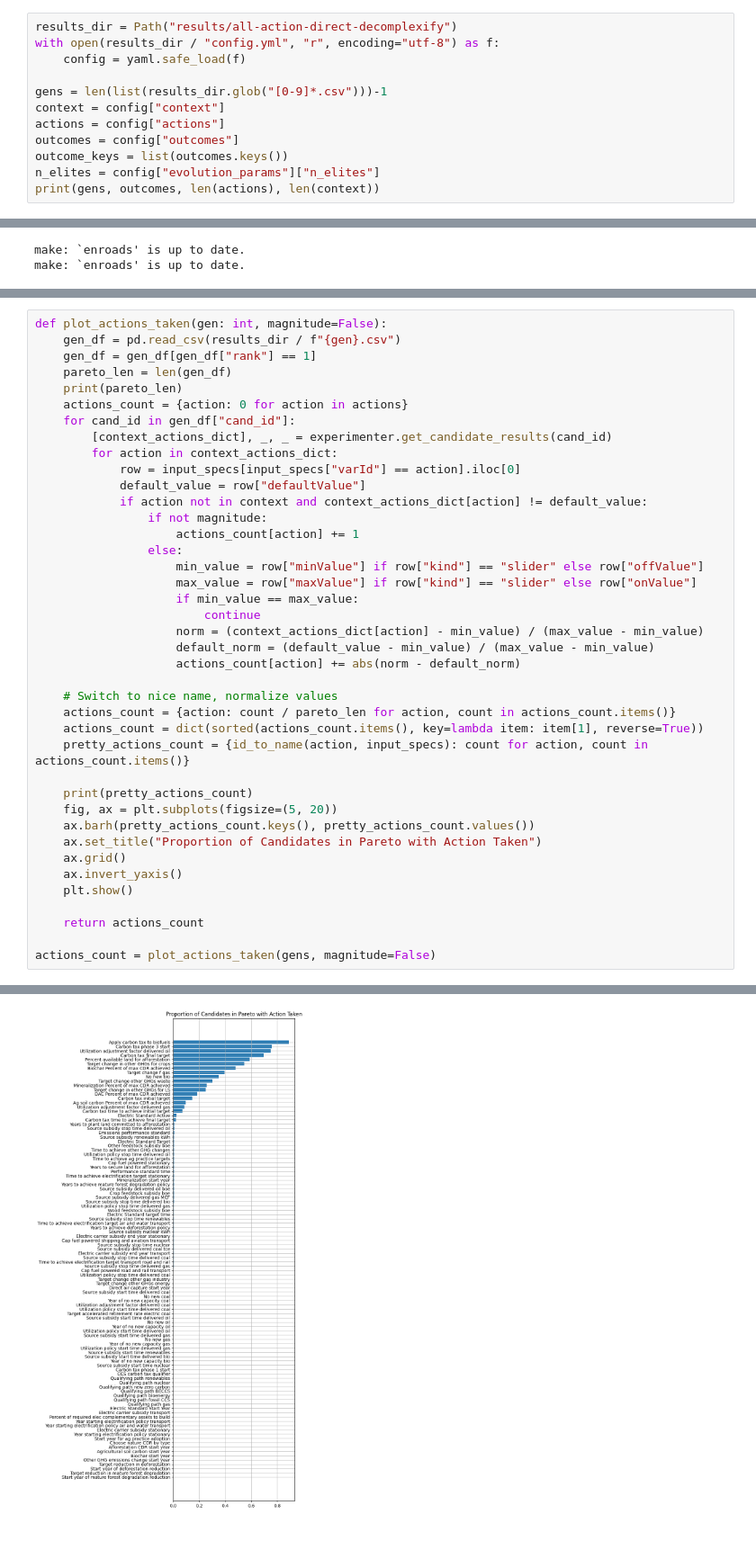
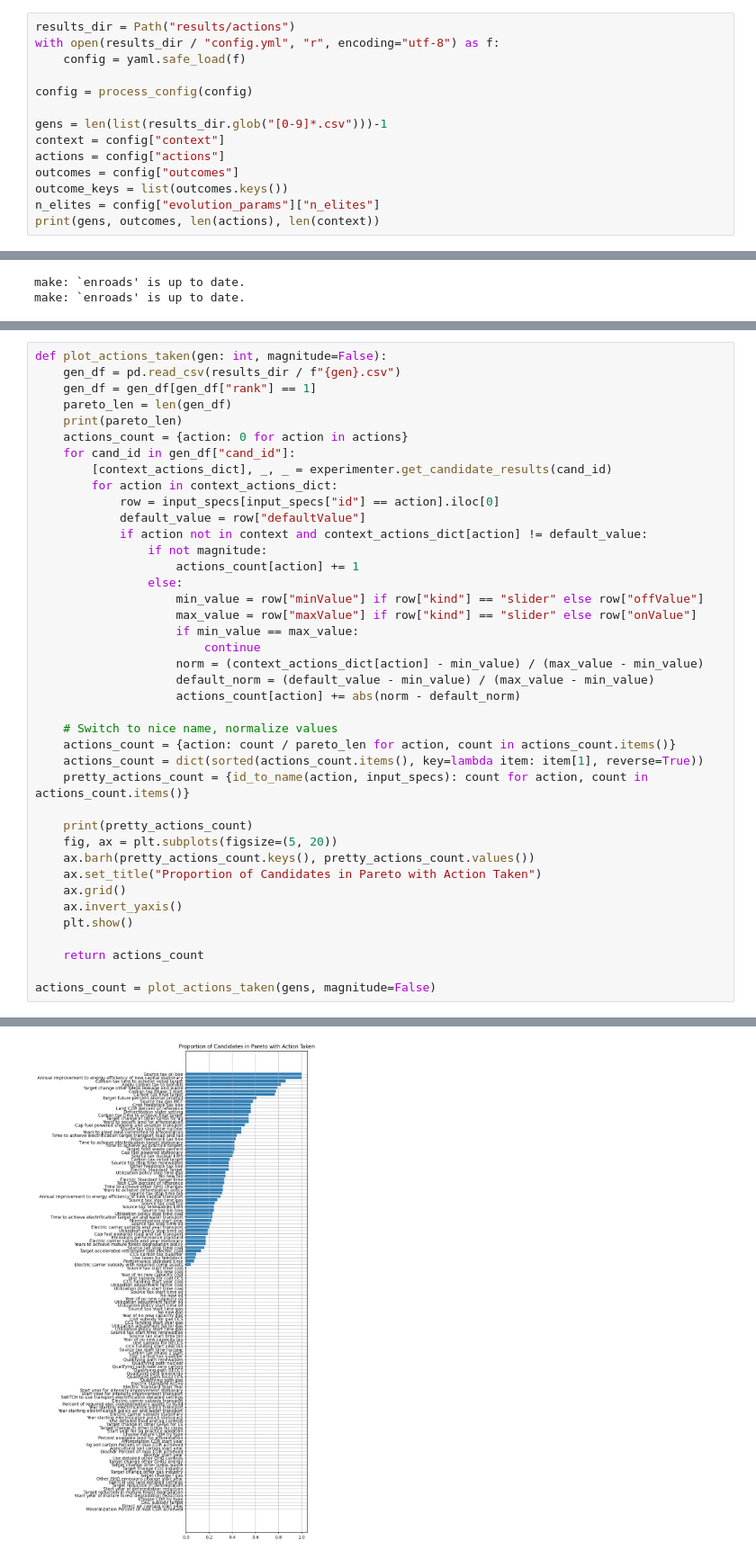
Before and after one commit to cognizant-ai-labs/en-roads-py, a Jupyter notebook: experiments/actions.ipynb, the cells around one changed output, grey strips where cells are left out. Shown at 90% size. Saved outputs shown, nothing was run; the diff lists cells and outputs as text.

```diff
--- a/experiments/actions.ipynb
+++ b/experiments/actions.ipynb
@@ -13,8 +14,10 @@ from enroadspy import load_input_specs, id_to_name
 from enroadspy.generate_url import actions_to_url
 # %%
-results_dir = Path("results/all-action-direct-decomplexify")
+results_dir = Path("results/actions")
 with open(results_dir / "config.yml", "r", encoding="utf-8") as f:
     config = yaml.safe_load(f)
+
+config = process_config(config)
 
 gens = len(list(results_dir.glob("[0-9]*.csv")))-1
 context = config["context"]
@@ -55,7 +58,7 @@ def plot_actions_taken(gen: int, magnitude=False):
     for cand_id in gen_df["cand_id"]:
         [context_actions_dict], _, _ = experimenter.get_candidate_results(cand_id)
         for action in context_actions_dict:
-            row = input_specs[input_specs["varId"] == action].iloc[0]
+            row = input_specs[input_specs["id"] == action].iloc[0]
             default_value = row["defaultValue"]
             if action not in context and context_actions_dict[action] != default_value:
                 if not magnitude:
@@ -91,4 +94,4 @@ actions_count = plot_actions_taken(gens, magnitude=False)
-[figure, old version]
+[figure, new version]
 # %%
 def plot_pareto(outcome1, outcome2, gen, colored_ids=[]):
 
```
Also changed, not shown: parts of 12 cells of this notebook, 26 other files.
